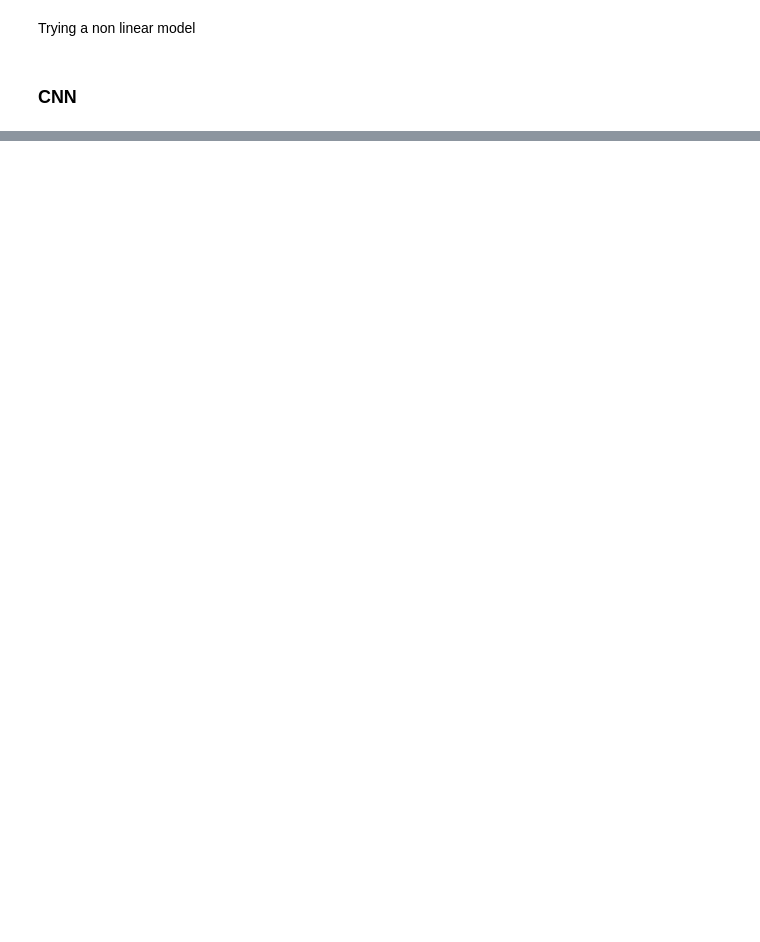
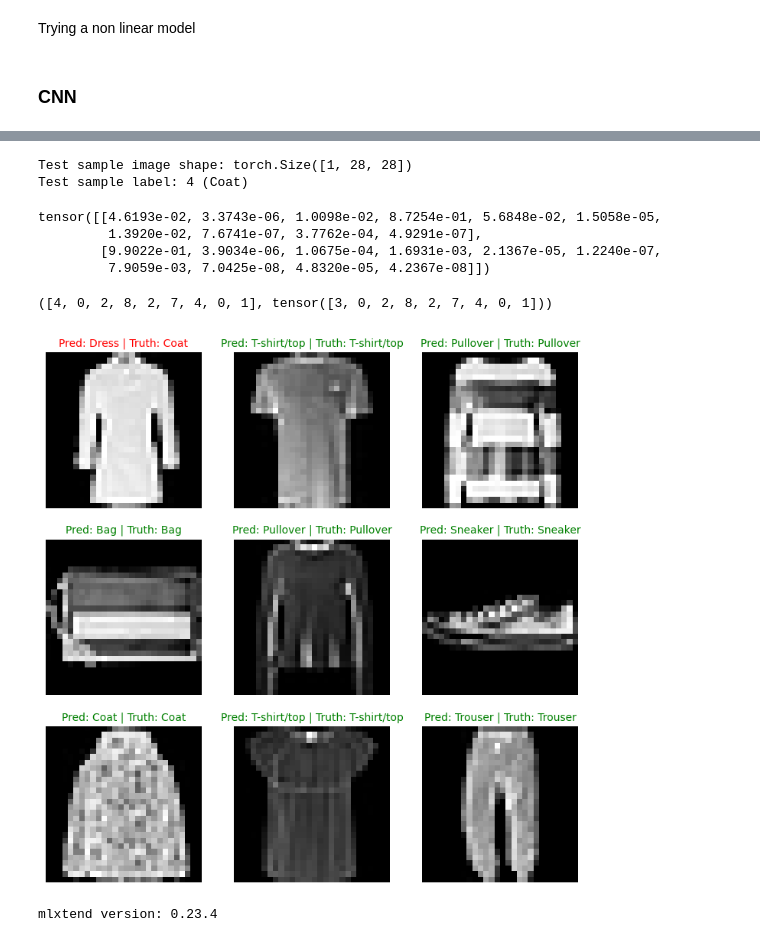
Before and after one commit to Milltrader/MasteringDeepLearning, a Jupyter notebook: Comp_vision_Intro.ipynb, the cells around one changed output, grey strips where cells are left out. Cells and saved outputs as stored; diff of their text form; code cells hidden in the pictures; blank space fills up the shorter version.

```diff
--- a/Comp_vision_Intro.ipynb
+++ b/Comp_vision_Intro.ipynb
@@ -331,0 +485,3 @@ THere are different CNN approaches to choose from. Alexnet, DenseNet, GoogleLeNe
+# %%
+loss_fn = nn.CrossEntropyLoss()
+optimizer = torch.optim.SGD(params=model_2.parameters(), lr=0.1)
@@ -331,0 +554,62 @@ THere are different CNN approaches to choose from. Alexnet, DenseNet, GoogleLeNe
+# %%
+import random
+
+random.seed(41)
+test_samples = []
+test_labels = []
+for sample, label in random.sample(list(test_data), k=9):
+    test_samples.append(sample)
+    test_labels.append(label)
+
+# View the first test sample shape and label
+print(f"Test sample image shape: {test_samples[0].shape}\nTest sample label: {test_labels[0]} ({class_names[test_labels[0]]})")
+# %% [output]
+Test sample image shape: torch.Size([1, 28, 28])
+Test sample label: 4 (Coat)
+# %%
+# Make predictions on test samples with model 2
+pred_probs= make_predictions(model=model_2,
+                             data=test_samples)
+
+# View first two prediction probabilities list
+pred_probs[:2]
+# %% [output]
+tensor([[4.6193e-02, 3.3743e-06, 1.0098e-02, 8.7254e-01, 5.6848e-02, 1.5058e-05,
+         1.3920e-02, 7.6741e-07, 3.7762e-04, 4.9291e-07],
+        [9.9022e-01, 3.9034e-06, 1.0675e-04, 1.6931e-03, 2.1367e-05, 1.2240e-07,
+         7.9059e-03, 7.0425e-08, 4.8320e-05, 4.2367e-08]])
+# %%
+# Turn the prediction probabilities into prediction labels by taking the argmax()
+pred_classes = pred_probs.argmax(dim=1)
+test_labels, pred_classes
+# %% [output]
+([4, 0, 2, 8, 2, 7, 4, 0, 1], tensor([3, 0, 2, 8, 2, 7, 4, 0, 1]))
+# %%
+# Plot predictions
+plt.figure(figsize=(9, 9))
+nrows = 3
+ncols = 3
+for i, sample in enumerate(test_samples):
+  # Create a subplot
+  plt.subplot(nrows, ncols, i+1)
+
+  # Plot the target image
+  plt.imshow(sample.squeeze(), cmap="gray")
+
+  # Find the prediction label (in text form, e.g. "Sandal")
+  pred_label = class_names[pred_classes[i]]
+
+  # Get the truth label (in text form, e.g. "T-shirt")
+  truth_label = class_names[test_labels[i]]
+
+  # Create the title text of the plot
+  title_text = f"Pred: {pred_label} | Truth: {truth_label}"
+
+  # Check for equality and change title colour accordingly
+  if pred_label == truth_label:
+      plt.title(title_text, fontsize=10, c="g") # green text if correct
+  else:
+      plt.title(title_text, fontsize=10, c="r") # red text if wrong
+  plt.axis(False);
+# %% [output]
+[figure, added]
@@ -331,0 +635,12 @@ THere are different CNN approaches to choose from. Alexnet, DenseNet, GoogleLeNe
+# %%
+# See if torchmetrics exists, if not, install it
+try:
+    import torchmetrics, mlxtend
+    print(f"mlxtend version: {mlxtend.__version__}")
+    assert int(mlxtend.__version__.split(".")[1]) >= 19, "mlxtend verison should be 0.19.0 or higher"
+except:
+    !pip install -q torchmetrics -U mlxtend # <- Note: If you're using Google Colab, this may require restarting the runtime
+    import torchmetrics, mlxtend
+    print(f"mlxtend version: {mlxtend.__version__}")
+# %% [output]
+mlxtend version: 0.23.4
```
Also changed, not shown: parts of 12 cells of this notebook, 9 other files.
